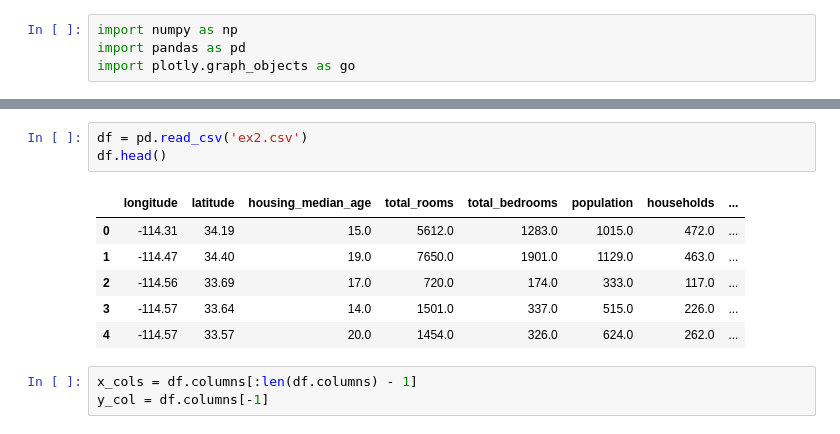
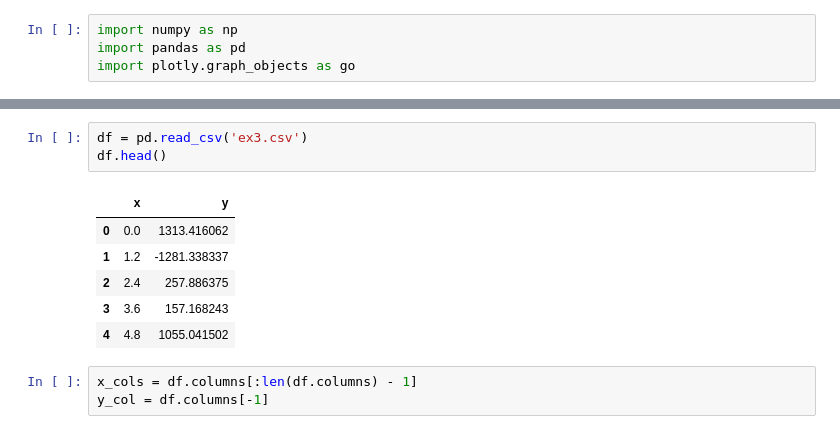
Before and after one commit to honggquan24/AI, a Jupyter notebook: week_2/Linear_regression_variable.ipynb, the cells around one changed output, grey strips where cells are left out. Saved outputs shown, nothing was run; the diff lists cells and outputs as text.

```diff
--- a/week_2/Linear_regression_variable.ipynb
+++ b/week_2/Linear_regression_variable.ipynb
@@ -5,13 +59,13 @@ import plotly.graph_objects as go
 # %%
-df = pd.read_csv('ex2.csv')
+df = pd.read_csv('ex3.csv')
 df.head()
 # %% [output]
-|  | longitude | latitude | housing_median_age | total_rooms | total_bedrooms | population | households | ... |
-| 0 | -114.31 | 34.19 | 15.0 | 5612.0 | 1283.0 | 1015.0 | 472.0 | ... |
-| 1 | -114.47 | 34.40 | 19.0 | 7650.0 | 1901.0 | 1129.0 | 463.0 | ... |
-| 2 | -114.56 | 33.69 | 17.0 | 720.0 | 174.0 | 333.0 | 117.0 | ... |
-| 3 | -114.57 | 33.64 | 14.0 | 1501.0 | 337.0 | 515.0 | 226.0 | ... |
-| 4 | -114.57 | 33.57 | 20.0 | 1454.0 | 326.0 | 624.0 | 262.0 | ... |
+|  | x | y |
+| 0 | 0.0 | 1313.416062 |
+| 1 | 1.2 | -1281.338337 |
+| 2 | 2.4 | 257.886375 |
+| 3 | 3.6 | 157.168243 |
+| 4 | 4.8 | 1055.041502 |
 # %%
 x_cols = df.columns[:len(df.columns) - 1]
 y_col = df.columns[-1]
```
Also changed, not shown: parts of 26 cells of this notebook, 5 other files.
